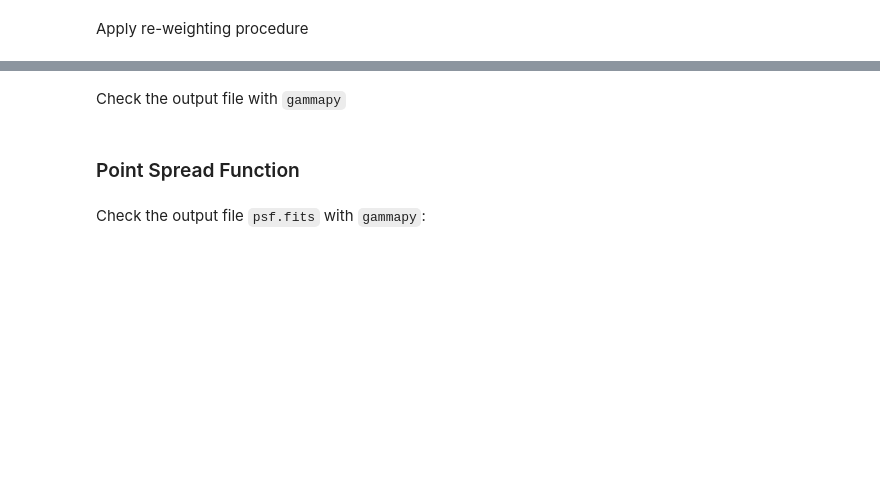
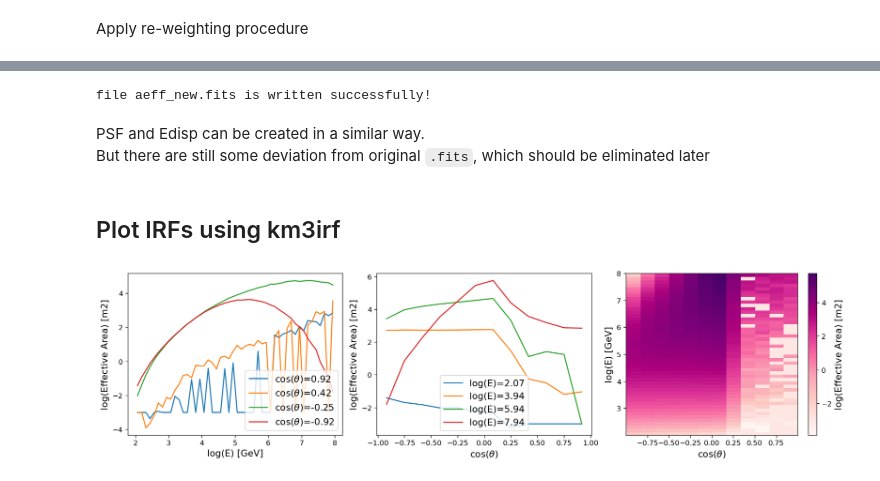
Before and after one commit to KM3NeT/km3irf, a Jupyter notebook: use_cases/Use_case_1.ipynb, the cells around one changed output, grey strips where cells are left out. Saved outputs shown, nothing was run; the diff lists cells and outputs as text; code cells hidden in the pictures; blank space fills up the shorter version.

```diff
--- a/use_cases/Use_case_1.ipynb
+++ b/use_cases/Use_case_1.ipynb
@@ -43,5 +82,8 @@ Build .fits for effective area, it needs to specify the input pandas data frame.
 # %%
-test_irf.build_aeff()
+test_irf_nu.build_aeff(output="aeff_new.fits")
+# %% [output]
+file aeff_new.fits is written successfully!
 # %% [markdown]
-Check the output file with `gammapy`
+PSF and Edisp can be created in a similar way.
+But there are still some deviation from original `.fits`, which should be eliminated later
 # %%
@@ -51,4 +95,8 @@ from gammapy.irf import EffectiveAreaTable2D
+# %% [markdown]
+## Plot IRFs using km3irf
 # %%
 # Read effective area IRFs
-aeff = EffectiveAreaTable2D.read("aeff.fits", hdu="EFFECTIVE AREA")
-print(aeff)
+aeff = utils.DrawAeff(aeff_path="./aeff_new.fits")
+aeff.peek(dpi=120, label_fontsize=13, tick_fontsize=10)
+# %% [output]
+[figure, added]
@@ -57,2 +102,0 @@ aeff.peek()
-# %% [markdown]
-### Point Spread Function
@@ -61,2 +102,0 @@ test_irf.build_psf()
-# %% [markdown]
-Check the output file `psf.fits` with `gammapy`:
```
Also changed, not shown: parts of 36 cells of this notebook, 15 other files.
